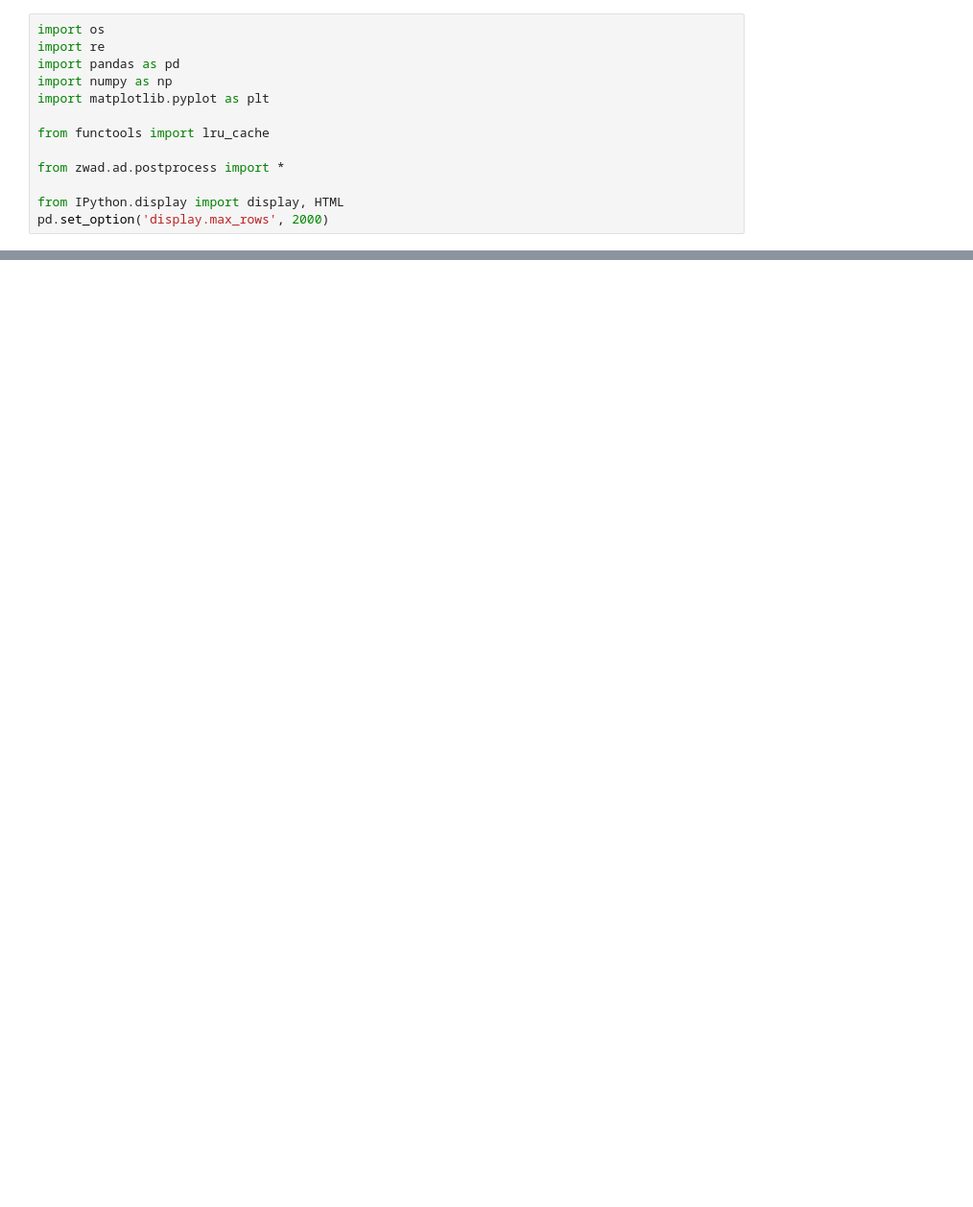
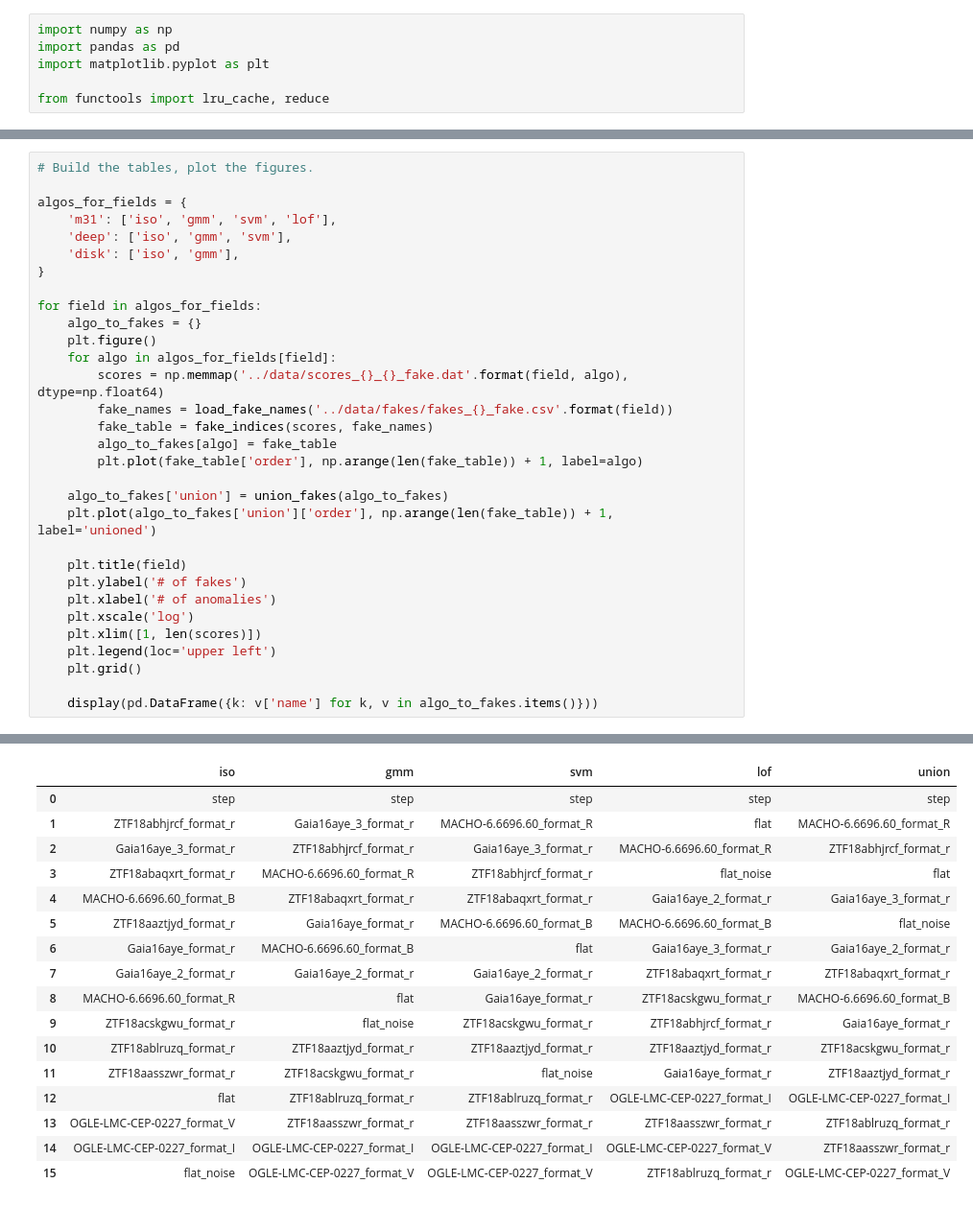
Before and after one commit to snad-space/zwad, a Jupyter notebook: notebooks/fakes_detection.ipynb, the cells around one changed output, grey strips where cells are left out. Shown at 96% size. Drawn from its saved outputs; the diff is of its cells as text; blank space fills up the shorter version.

Commit message:
Updating fake detection analysis with new scores data.

```diff
--- a/notebooks/fakes_detection.ipynb
+++ b/notebooks/fakes_detection.ipynb
@@ -8,13 +6,6 @@
 # %%
-import os
-import re
+import numpy as np
 import pandas as pd
-import numpy as np
 import matplotlib.pyplot as plt
 
-from functools import lru_cache
-
-from zwad.ad.postprocess import *
-
-from IPython.display import display, HTML
-pd.set_option('display.max_rows', 2000)
+from functools import lru_cache, reduce
@@ -487,0 +57,32 @@ display(combined_table)
+# %%
+# Build the tables, plot the figures.
+
+algos_for_fields = {
+    'm31': ['iso', 'gmm', 'svm', 'lof'],
+    'deep': ['iso', 'gmm', 'svm'],
+    'disk': ['iso', 'gmm'],
+}
+
+for field in algos_for_fields:
+    algo_to_fakes = {}
+    plt.figure()
+    for algo in algos_for_fields[field]:
+        scores = np.memmap('../data/scores_{}_{}_fake.dat'.format(field, algo), dtype=np.float64)
+        fake_names = load_fake_names('../data/fakes/fakes_{}_fake.csv'.format(field))
+        fake_table = fake_indices(scores, fake_names)
+        algo_to_fakes[algo] = fake_table
+        plt.plot(fake_table['order'], np.arange(len(fake_table)) + 1, label=algo)
+
+    algo_to_fakes['union'] = union_fakes(algo_to_fakes)
+    plt.plot(algo_to_fakes['union']['order'], np.arange(len(fake_table)) + 1, label='unioned')
+
+    plt.title(field)
+    plt.ylabel('# of fakes')
+    plt.xlabel('# of anomalies')
+    plt.xscale('log')
+    plt.xlim([1, len(scores)])
+    plt.legend(loc='upper left')
+    plt.grid()
+
+    display(pd.DataFrame({k: v['name'] for k, v in algo_to_fakes.items()}))
+# %% [output]
@@ -487,0 +91,17 @@ display(combined_table)
+|  | iso | gmm | svm | lof | union |
+| 0 | step | step | step | step | step |
+| 1 | ZTF18abhjrcf_format_r | Gaia16aye_3_format_r | MACHO-6.6696.60_format_R | flat | MACHO-6.6696.60_format_R |
+| 2 | Gaia16aye_3_format_r | ZTF18abhjrcf_format_r | Gaia16aye_3_format_r | MACHO-6.6696.60_format_R | ZTF18abhjrcf_format_r |
+| 3 | ZTF18abaqxrt_format_r | MACHO-6.6696.60_format_R | ZTF18abhjrcf_format_r | flat_noise | flat |
+| 4 | MACHO-6.6696.60_format_B | ZTF18abaqxrt_format_r | ZTF18abaqxrt_format_r | Gaia16aye_2_format_r | Gaia16aye_3_format_r |
+| 5 | ZTF18aaztjyd_format_r | Gaia16aye_format_r | MACHO-6.6696.60_format_B | MACHO-6.6696.60_format_B | flat_noise |
+| 6 | Gaia16aye_format_r | MACHO-6.6696.60_format_B | flat | Gaia16aye_3_format_r | Gaia16aye_2_format_r |
+| 7 | Gaia16aye_2_format_r | Gaia16aye_2_format_r | Gaia16aye_2_format_r | ZTF18abaqxrt_format_r | ZTF18abaqxrt_format_r |
+| 8 | MACHO-6.6696.60_format_R | flat | Gaia16aye_format_r | ZTF18acskgwu_format_r | MACHO-6.6696.60_format_B |
+| 9 | ZTF18acskgwu_format_r | flat_noise | ZTF18acskgwu_format_r | ZTF18abhjrcf_format_r | Gaia16aye_format_r |
+| 10 | ZTF18ablruzq_format_r | ZTF18aaztjyd_format_r | ZTF18aaztjyd_format_r | ZTF18aaztjyd_format_r | ZTF18acskgwu_format_r |
+| 11 | ZTF18aasszwr_format_r | ZTF18acskgwu_format_r | flat_noise | Gaia16aye_format_r | ZTF18aaztjyd_format_r |
+| 12 | flat | ZTF18ablruzq_format_r | ZTF18ablruzq_format_r | OGLE-LMC-CEP-0227_format_I | OGLE-LMC-CEP-0227_format_I |
+| 13 | OGLE-LMC-CEP-0227_format_V | ZTF18aasszwr_format_r | ZTF18aasszwr_format_r | ZTF18aasszwr_format_r | ZTF18ablruzq_format_r |
+| 14 | OGLE-LMC-CEP-0227_format_I | OGLE-LMC-CEP-0227_format_I | OGLE-LMC-CEP-0227_format_I | OGLE-LMC-CEP-0227_format_V | ZTF18aasszwr_format_r |
+| 15 | flat_noise | OGLE-LMC-CEP-0227_format_V | OGLE-LMC-CEP-0227_format_V | ZTF18ablruzq_format_r | OGLE-LMC-CEP-0227_format_V |
```
Also changed, not shown: parts of 35 cells of this notebook.
